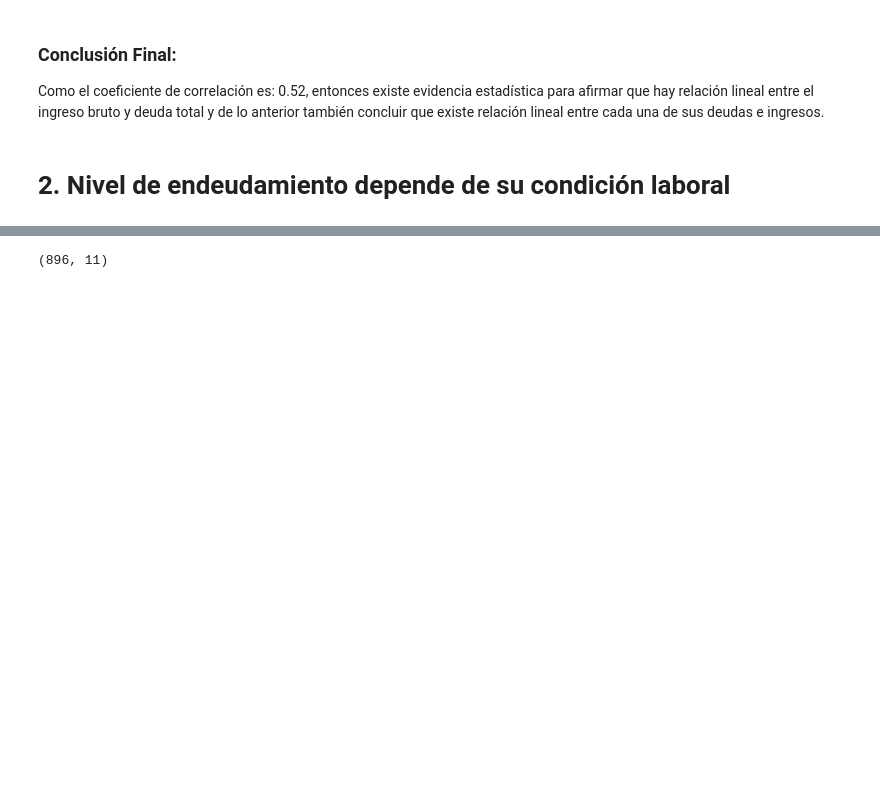
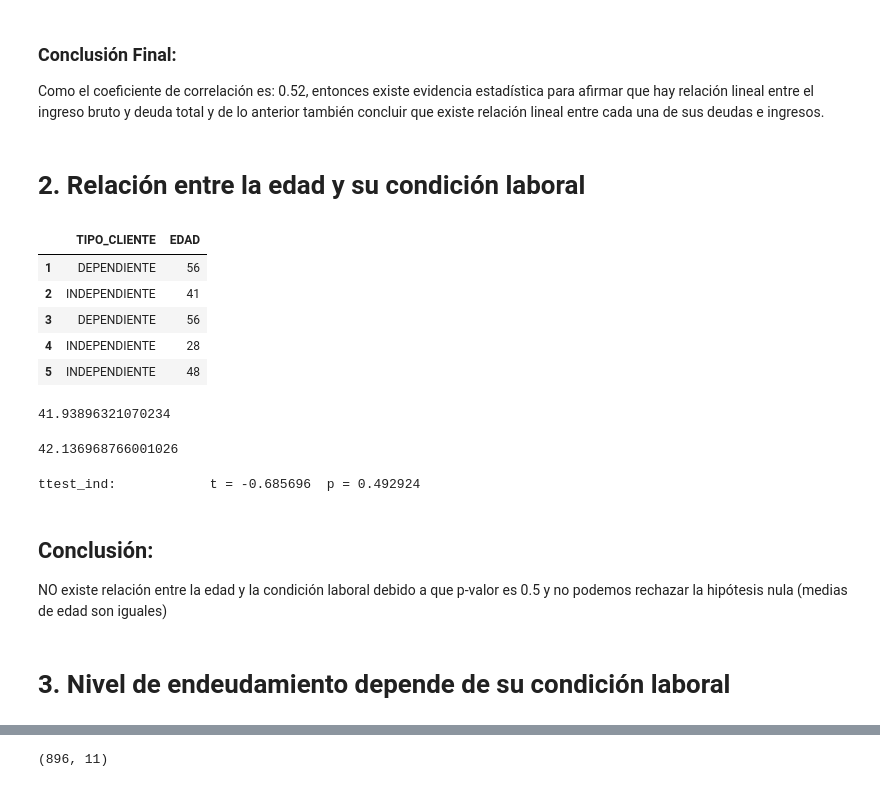
Before and after one commit to yamilia/BigDataNotebooks, a Jupyter notebook: Taller-JMontanez.ipynb, the cells around one changed output, grey strips where cells are left out. Cells and saved outputs as stored; diff of their text form; code cells hidden in the pictures; blank space fills up the shorter version.

```diff
--- a/Taller-JMontanez.ipynb
+++ b/Taller-JMontanez.ipynb
@@ -126,5 +126,47 @@ stats.spearmanr(datos_eval['INGRESO_BRUTO_FINAL'], datos_eval['DEUDA_TOTAL'])
 SpearmanrResult(correlation=0.51767541923387683, pvalue=0.0)
 # %% [markdown]
 <h3>Conclusión Final:</h3>  Como el coeficiente de correlación es: 0.52, entonces existe evidencia estadística para afirmar que hay relación lineal entre el ingreso bruto y deuda total y de lo anterior también concluir que existe relación lineal entre cada una de sus deudas e ingresos.
+# %% [markdown]
+<h1>2. Relación entre la edad y su condición laboral</h1>
+# %%
+#devolvemos solo los datos a evaluar
+datos_ed_cl = datos[['TIPO_CLIENTE','EDAD']]
+datos_ed_cl.head()
+# %% [output]
+|  | TIPO_CLIENTE | EDAD |
+| 1 | DEPENDIENTE | 56 |
+| 2 | INDEPENDIENTE | 41 |
+| 3 | DEPENDIENTE | 56 |
+| 4 | INDEPENDIENTE | 28 |
+| 5 | INDEPENDIENTE | 48 |
+# %%
+# Evaluamos la edad para los trabajadores independientes
+#filtramos solo personas independientes
+datos_indep = datos[datos['TIPO_CLIENTE']=='INDEPENDIENTE']
+stats.normaltest(datos_indep['EDAD'])
+datos_indep['EDAD'].mean()
+# %% [output]
+41.93896321070234
+# %%
+# Evaluamos la edad para los trabajadores dependientes
+datos_dep = datos[datos['TIPO_CLIENTE']=='DEPENDIENTE']
+stats.normaltest(datos_dep['EDAD'])
+datos_dep['EDAD'].mean()
+# %% [output]
+42.136968766001026
+# %%
+#aplicamos t-student para evaluar la relación
+#from: https://stackoverflow.com/a/22613361
+from scipy.stats import ttest_ind
+def ttest(a, b):
+    t, p = ttest_ind(a, b, equal_var=False)
+    return print("ttest_ind:            t = %g  p = %g" % (t, p))
+
+ttest(datos_indep['EDAD'], datos_dep['EDAD'])
+# %% [output]
+ttest_ind:            t = -0.685696  p = 0.492924
+# %% [markdown]
+<h2>Conclusión: </h2>
+NO existe relación entre la edad y la condición laboral debido a que p-valor es 0.5 y no podemos rechazar la hipótesis nula (medias de edad son iguales)
 # %% [markdown]
-<h1>2. Nivel de endeudamiento depende de su condición laboral</h1>
+<h1>3. Nivel de endeudamiento depende de su condición laboral</h1>
```
Also changed, not shown: parts of 20 cells of this notebook.
